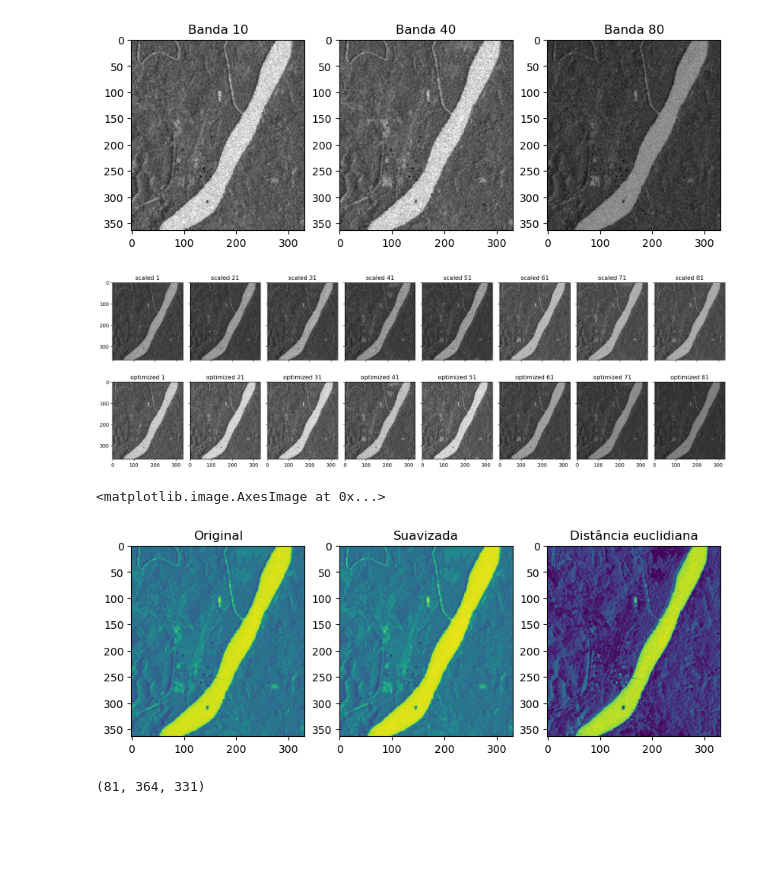
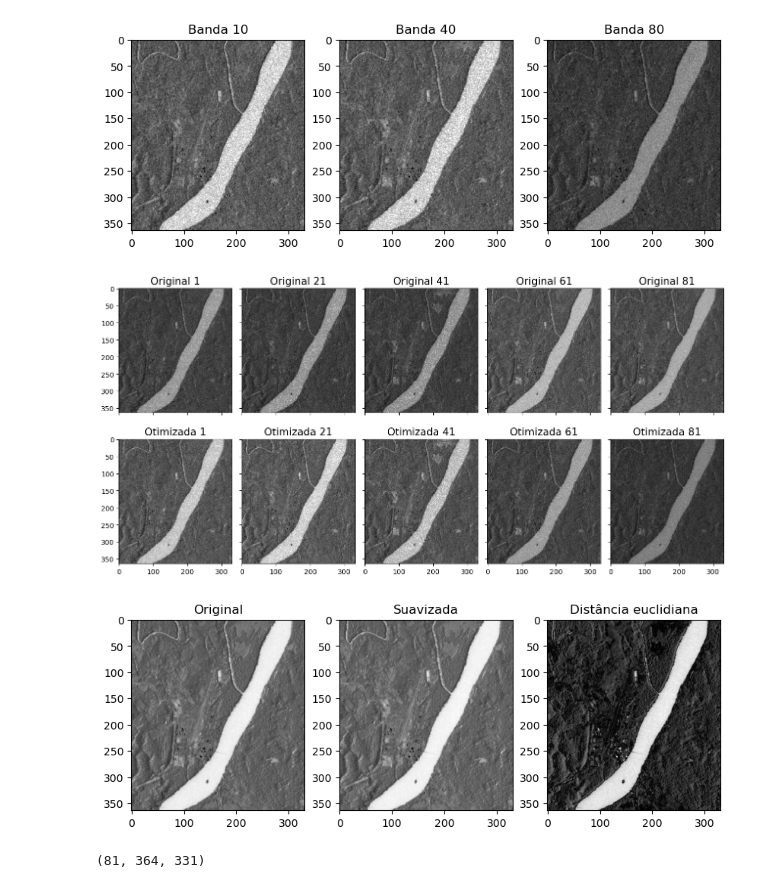
Before and after one commit to jotasaraiva/specs, a Jupyter notebook: report.ipynb, the cells around one changed output. Saved outputs shown, nothing was run; the diff lists cells and outputs as text; code cells hidden in the pictures; blank space fills up the shorter version.

```diff
--- a/report.ipynb
+++ b/report.ipynb
@@ -117,12 +124,12 @@ for i, ax in zip(pixels, axs.ravel()):
 
     ax.plot(test, color="r")
     ax.plot(opt, color='b')
-    ax.set_title("Long " + long + " Lat " + lat)
+    ax.set_title("Long " + long + " Lat " + lat, fontsize=16)
     ax.set_ylim(-5, 5)
 
 fig.tight_layout()
-fig.legend(labels=['original', 'transform'], ncol=2, loc='upper right')
-fig.subplots_adjust(top=0.92)
+fig.legend(labels=['Original', 'Transformada'], ncol=2, loc='upper right', fontsize="xx-large")
+fig.subplots_adjust(top=0.88)
 
-# fig.savefig("assets/transforms.png")
+fig.savefig("assets/transforms.png")
 # %% [output]
@@ -147,24 +152,30 @@ for i, j in enumerate(examples):
     pkg.show_tif('assets/optimized.tif', j)
 # %% [output]
 [figure]
+# %%
+def translator(x):
+    if x == "scaled":
+        return "Original"
+    elif x == "optimized":
+        return "Otimizada"
 # %%
-examples = [1, 21, 31, 41, 51, 61, 71, 81]
+examples = [int(i) for i in np.linspace(1, 81, 5)]
 imagens = ["scaled", "optimized"]
 plots = [(x, y) for x in imagens for y in examples]
 
-fig, axs = plt.subplots(2, 8, figsize=(18, 6), sharex=True, sharey=True)
+fig, axs = plt.subplots(2, 5, figsize=(13, 6.5), sharex=True, sharey=True)
 
 for plot, ax in zip(plots, axs.ravel()):
-    ax.set_title(plot[0] + " " + str(plot[1]))
+    ax.set_title(translator(plot[0]) + " " + str(plot[1]), fontsize=15)
     raster = gdal.Open("assets/" + plot[0] + ".tif")
     img = raster.GetRasterBand(plot[1]).ReadAsArray()
     ax.imshow(img, cmap = "gray")
 
 fig.tight_layout()
 
-#fig.savefig("assets/comparison.png")
+fig.savefig("assets/comparison.png")
 # %% [output]
-[figure, old version]
+[figure, new version]
 # %%
 I_image = rasterio.open(r'assets/scaled.tif')
 I = I_image.read()
@@ -174,16 +185,20 @@ X_image = rasterio.open(r'assets/optimized.tif')
 X = X_image.read()
 Xm = X.mean(axis=0)
 
+palette = "gray"
+
 fig = plt.figure(figsize=(10,10))
 fig.add_subplot(1,3,1).set_title("Original")
-plt.imshow(Im, "viridis")
+plt.imshow(Im, palette)
 fig.add_subplot(1,3,2).set_title("Suavizada")
-plt.imshow(Xm, "viridis")
+plt.imshow(Xm, palette)
 fig.add_subplot(1,3,3).set_title("Distância euclidiana")
-plt.imshow(np.sqrt(Im**2 + Xm**2), "viridis")
+plt.imshow(np.sqrt(Im**2 + Xm**2), palette)
+plt.show()
+
+fig.savefig("assets/euclid.png")
 # %% [output]
-<matplotlib.image.AxesImage at 0x...>
-[figure, old version]
+[figure, new version]
 # %%
 D = np.ndarray(X.shape)
 
```
Also changed, not shown: parts of 6 cells of this notebook, 4 other files.
